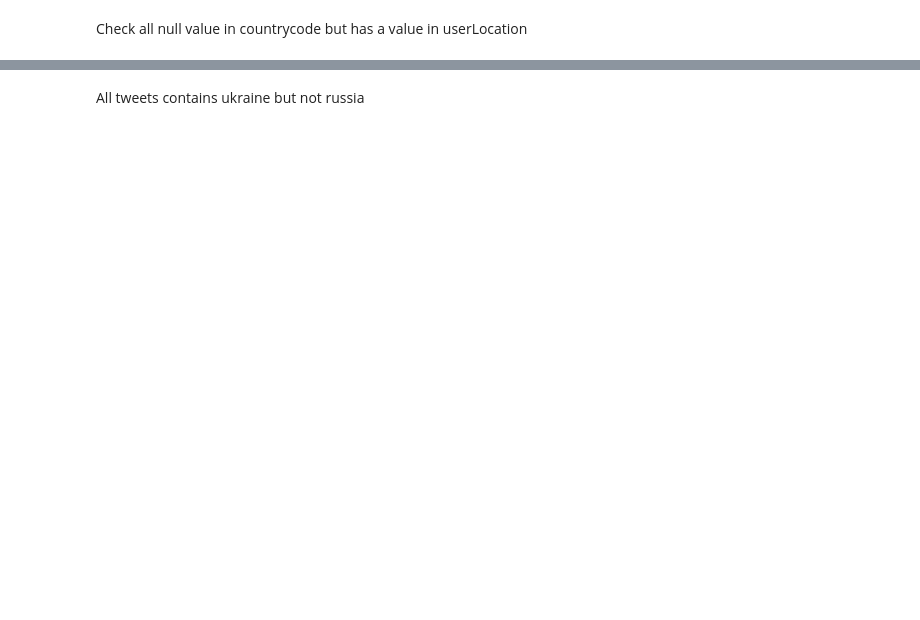
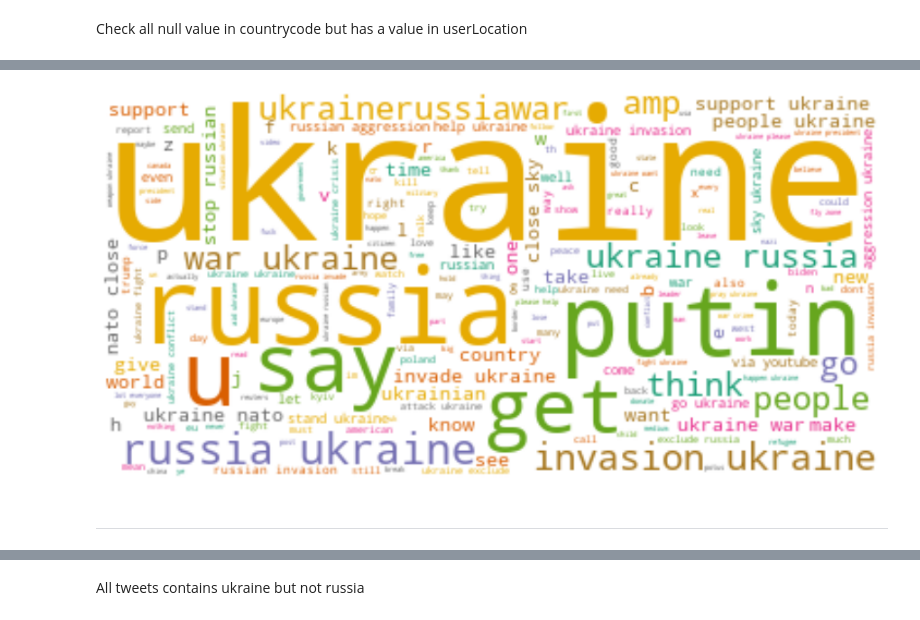
Before and after one commit to samah-balkhair/Tweets_Opinions, a Jupyter notebook: phase2_clean_tweets.ipynb, the cells around one changed output, grey strips where cells are left out. Drawn from its saved outputs; the diff is of its cells as text; code cells hidden in the pictures; blank space fills up the shorter version.

```diff
--- a/phase2_clean_tweets.ipynb
+++ b/phase2_clean_tweets.ipynb
@@ -329,0 +404,8 @@ tweet_df['tweetText'] = tweet_df['tweetText'].apply(lambda x: ' '.join([word for
+# %%
+def target_country (row):
+   if 'ukraine' in row['cleanText'] :
+      return 'ukraine'
+   elif 'russia' in row['cleanText']:
+      return 'russia'
+   else:
+      return 'na'
@@ -338,0 +477,17 @@ Name: tweetText, dtype: object
+# %%
+from wordcloud import WordCloud
+import matplotlib.pyplot as plt
+
+wc = WordCloud(stopwords=stop_words, background_color="white", colormap="Dark2",
+               max_font_size=150, random_state=42)
+
+tweet_word = " ".join(title for title in ukraine_df.cleanText)
+plt.rcParams['figure.figsize'] = [16, 6]
+
+cloud = wc.generate(tweet_word)
+plt.axis("off")
+plt.tight_layout(pad = 0)
+plt.imshow(cloud, interpolation='bilinear')
+plt.show()
+# %% [output]
+[figure, added]
@@ -338,0 +496,2 @@ Name: tweetText, dtype: object
+# %% [markdown]
+-------------------------------------
```
Also changed, not shown: parts of 85 cells of this notebook, 4 other files.
